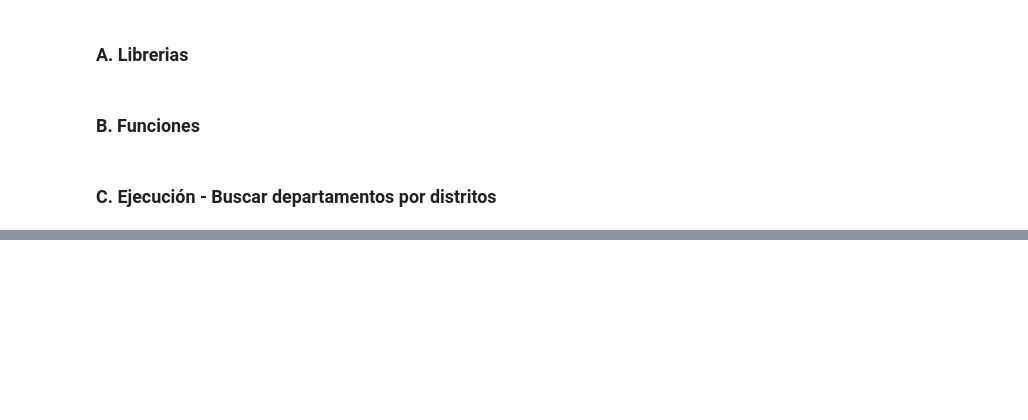
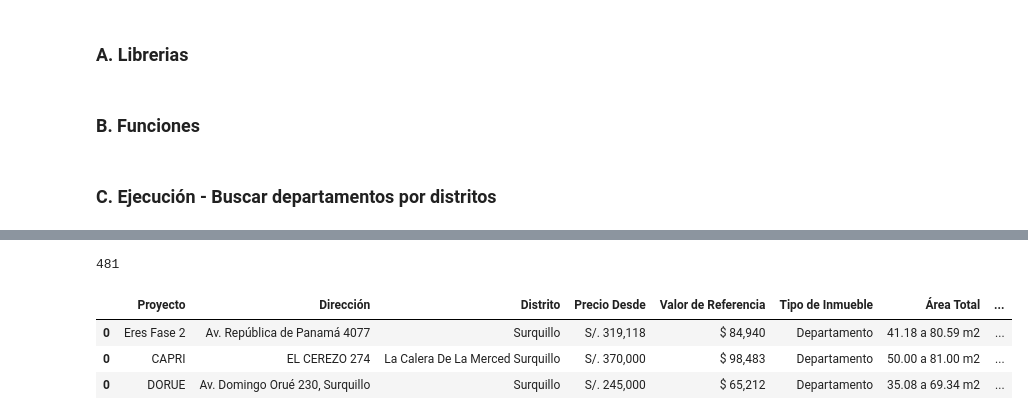
Before and after one commit to NahumFGz/NexoInmobiliarioScrapper, a Jupyter notebook: v2 - Scrapp.ipynb, the cells around one changed output, grey strips where cells are left out. Saved outputs shown, nothing was run; the diff lists cells and outputs as text; code cells hidden in the pictures; blank space fills up the shorter version.

```diff
--- a/v2 - Scrapp.ipynb
+++ b/v2 - Scrapp.ipynb
@@ -60,14 +60,14 @@ distritos_urls = [
 for distrito, url in distritos_urls:
     # 1. Obtener la URL por request
     response = requests.get(url)
-    print(distrito, response.status_code)
+    print(response.status_code, '-> ', distrito)
 
     if response.status_code == 200:
         # 2. Parsear el HTML
         html = response.text
 
         # 3. Guardar el HTML en un archivo
-        with open(os.path.join(os.getcwd(),'originals','1_inicio', distrito + '.html'), 'w') as outfile:
+        with open(os.path.join(os.getcwd(),'originals', distrito + '.html'), 'w') as outfile:
             outfile.write(html)
 
         # 4. Tiempo de espera
@@ -77,7 +89,7 @@ for distrito, url in distritos_urls:
 urls_list = []
 for distrito, x in distritos_urls:
     # A. Leer el html
-    with open(os.path.join(os.getcwd(),'originals','1_inicio', distrito+ '.html'), 'r') as infile:
+    with open(os.path.join(os.getcwd(),'originals', distrito+ '.html'), 'r') as infile:
         lines = infile.readlines()
 
     # B. Buscar la línea que contiene la palabra 'url'
@@ -113,6 +125,8 @@ for distrito, x in distritos_urls:
         urls_list.append(base)
 
 len(urls_list)
+# %% [output]
+481
 # %%
 # 4. Extraer los datos de cada proyecto
 modelos_list = []
@@ -120,7 +134,7 @@ dataframes_list = []
 for url in urls_list[:10]:
     # A. Obtener la URL por request
     response = requests.get(url)
-    print(response.status_code,':' ,url)
+    # print(response.status_code,':' ,url)
 
     if response.status_code == 200:
         # Parsea el contenido HTML de la página
@@ -129,23 +143,23 @@ for url in urls_list[:10]:
         #### A. Datos generales
         # Extrae el texto de <h1>Eres Fase 2</h1>
         proyecto = soup.find('h1').get_text(strip=True)
-        print(f'Proyecto: {proyecto}')
+        # print(f'Proyecto: {proyecto}')
 
         # Extrae el texto de <p class="Project-header-address">Av. República de Panamá 4077</p>
         direccion = soup.find('p', class_='Project-header-address').get_text(strip=True)
-        print(f'Dirección: {direccion}')
+        # print(f'Dirección: {direccion}')
 
         # Extrae el texto de <p class="Project-header-address"> - Surquillo</p>
         distrito = soup.find('p', class_='Project-header-address').find_next_sibling('p').get_text(strip=True).replace('-', '').strip()
-        print(f'Distrito: {distrito}')
+        # print(f'Distrito: {distrito}')
 
         # Extrae el precio desde <p class="Project-header-price"><span class="title-price">Precio desde</span> <strong> S/. 319,118</strong></p>
         precio_desde = soup.find('p', class_='Project-header-price').strong.get_text(strip=True)
-        print(f'Precio desde: {precio_desde}')
+        # print(f'Precio desde: {precio_desde}')
 
         # Extrae el valor de referencia <p class="title-price">(<span>valor referencia </span><strong>$ 84,940</strong>)</p>
         valor_referencia = soup.find('p', class_='title-price').strong.get_text(strip=True)
-        print(f'Valor de referencia: {valor_referencia}')
+        # print(f'Valor de referencia: {valor_referencia}')
 
         # Listar las áreas comunes
         areas_lista = soup.find('ul', class_='Project-areas-list')
@@ -155,14 +169,14 @@ for url in urls_list[:10]:
         # Encuentra el campo de entrada para la latitud
         input_latitud = soup.find('input', id='latitude')
         latitud = input_latitud['value']
-        print(f'Latitud: {latitud}')
+        # print(f'Latitud: {latitud}')
 
         input_longitud = soup.find('input', id='longitude')
         longitud = input_longitud['value']
-        print(f'Longitud: {longitud}')
+        # print(f'Longitud: {longitud}')
 
-        print('')
-        print('Datos de la inmobiliaria')
+        # print('')
+        # print('Datos de la inmobiliaria')
         #### B. Datos de la inmobiliaria
         # Encuentra el div con la clase "bx-data-project box-st"
         div_informacion_proyecto = soup.find('div', class_='bx-data-project box-st')
@@ -194,7 +208,7 @@ for url in urls_list[:10]:
                         elif etiqueta == 'Inmobiliaria Nombre':
                             inmobiliaria_nombre = valor
 
-                        print(f'{etiqueta} -> {valor}')
+                        # print(f'{etiqueta} -> {valor}')
 
                     except:
                         pass
@@ -203,14 +217,14 @@ for url in urls_list[:10]:
             # Por ejemplo, para obtener la información de la inmobiliaria
             inmobiliaria_nombre = div_informacion_proyecto.find('tr', class_='Project-inmobiliaria').find('h2').get_text(strip=True)
 
-            print(f'Inmobiliaria Nombre: {inmobiliaria_nombre}')
+            # print(f'Inmobiliaria Nombre: {inmobiliaria_nombre}')
 
         #### C. Modelos disponibles
         modelos_disponibles = soup.find_all('div', class_='Project-available-model')
-        modelos_list.append([proyecto,modelos_disponibles])
-        print('')
-        print('Modelos disponibles')
-        print(f'Cantidad de modelos: {len(modelos_disponibles)}')
+        modelos_list.append([proyecto,modelos_disponibles, url])
+        # print('')
+        # print('Modelos disponibles')
+        # print(f'Cantidad de modelos: {len(modelos_disponibles)}')
 
         #### D. Unir los datos en un diccionario
         proyecto_data = {
@@ -229,7 +243,7 @@ for url in urls_list[:10]:
             'Financiamiento': financiamiento,
             'Inmobiliaria Nombre': inmobiliaria_nombre,
             'Áreas Comunes': areas_comunes,
-            'Nexo inmobiliario': url
+            'URL Nexoinmobiliario': url
         }
 
         # Convierte el diccionario en un DataFrame
@@ -241,12 +255,16 @@ for url in urls_list[:10]:
 # %%
 # 1. Concatenar los DataFrames
 df_proyectos = pd.concat(dataframes_list)
 
 # 2. Crear columnas de Google Maps y Street View
 df_proyectos['Google Maps'] = df_proyectos.apply(lambda row: generar_url_google_maps(row['Latitud'], row['Longitud']), axis=1)
 df_proyectos['Street View'] = df_proyectos.apply(lambda row: generar_url_street_view(row['Latitud'], row['Longitud']), axis=1)
 
 # Eliminar las columnas de Latitud y Longitud
 df_proyectos = df_proyectos.drop(columns=['Latitud', 'Longitud'])
-
-df_proyectos
+df_proyectos.head(3)
+# %% [output]
+|  | Proyecto | Dirección | Distrito | Precio Desde | Valor de Referencia | Tipo de Inmueble | Área Total | ... |
+| 0 | Eres Fase 2 | Av. República de Panamá 4077 | Surquillo | S/. 319,118 | $ 84,940 | Departamento | 41.18 a 80.59 m2 | ... |
+| 0 | CAPRI | EL CEREZO 274 | La Calera De La Merced Surquillo | S/. 370,000 | $ 98,483 | Departamento | 50.00 a 81.00 m2 | ... |
+| 0 | DORUE | Av. Domingo Orué 230, Surquillo | Surquillo | S/. 245,000 | $ 65,212 | Departamento | 35.08 a 69.34 m2 | ... |
```
Also changed, not shown: parts of 8 cells of this notebook, 29 other files.
